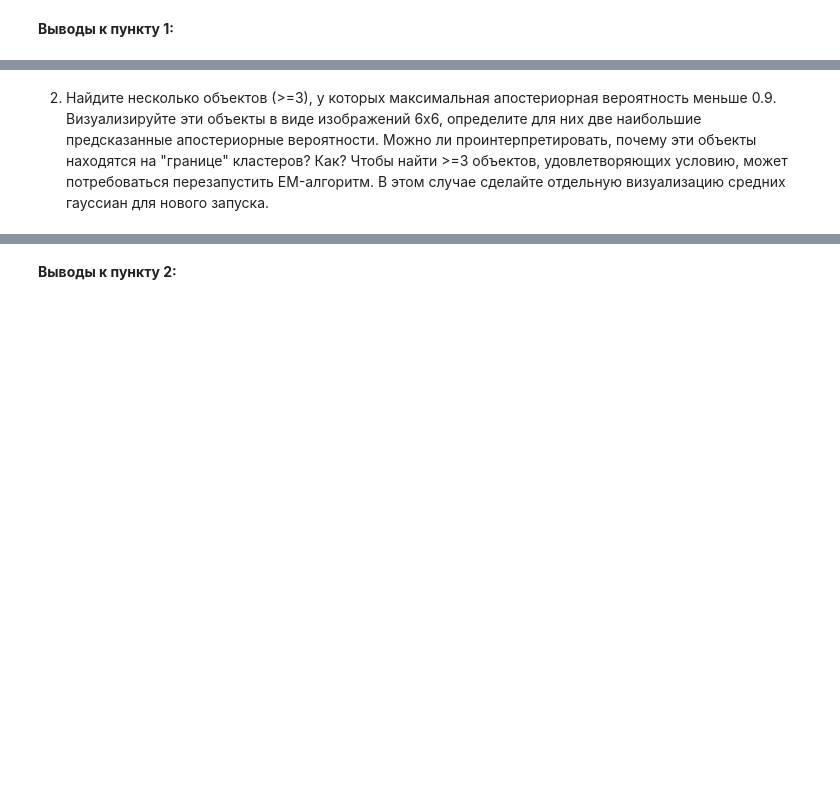
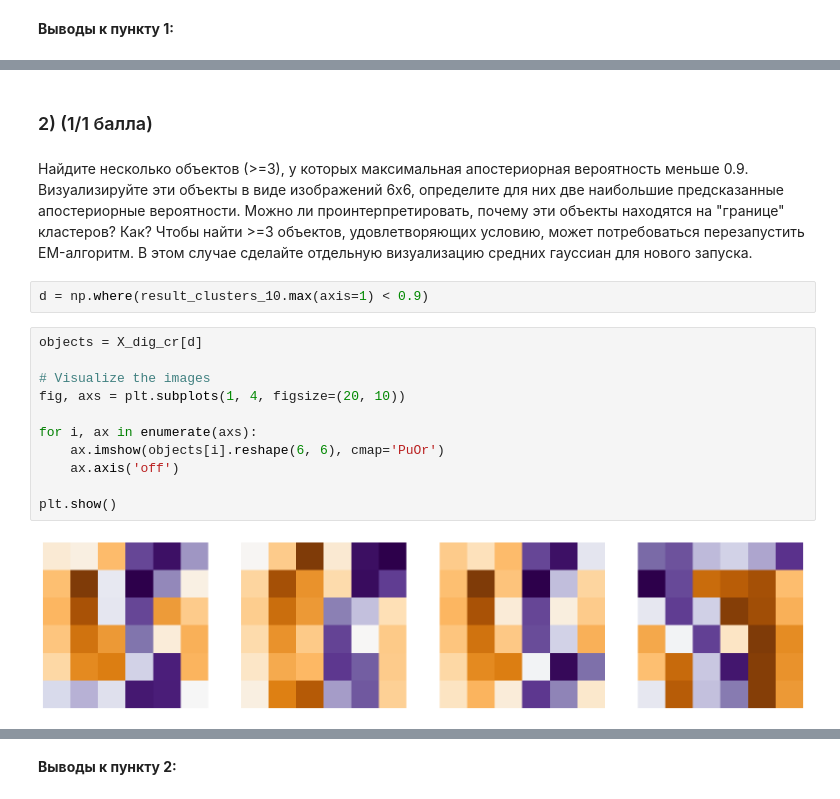
Before and after one commit to MikhailPotter/Bias-methods-in-machine-learning, a Jupyter notebook: hw1_EM (solution).ipynb, the cells around one changed output, grey strips where cells are left out. Cells and saved outputs as stored; diff of their text form; blank space fills up the shorter version.

```diff
--- a/hw1_EM (solution).ipynb
+++ b/hw1_EM (solution).ipynb
@@ -360,2 +411,19 @@ __Выводы к пункту 1:__
+# %% [markdown]
+### 2) (1/1 балла)
 # %% [markdown]
-2. Найдите несколько объектов (>=3), у которых максимальная апостериорная вероятность меньше 0.9. Визуализируйте эти объекты в виде изображений 6x6, определите для них две наибольшие предсказанные апостериорные вероятности. Можно ли проинтерпретировать, почему эти объекты находятся на "границе" кластеров? Как? Чтобы найти >=3 объектов, удовлетворяющих условию, может потребоваться перезапустить EM-алгоритм. В этом случае сделайте отдельную визуализацию средних гауссиан для нового запуска.
+ Найдите несколько объектов (>=3), у которых максимальная апостериорная вероятность меньше 0.9. Визуализируйте эти объекты в виде изображений 6x6, определите для них две наибольшие предсказанные апостериорные вероятности. Можно ли проинтерпретировать, почему эти объекты находятся на "границе" кластеров? Как? Чтобы найти >=3 объектов, удовлетворяющих условию, может потребоваться перезапустить EM-алгоритм. В этом случае сделайте отдельную визуализацию средних гауссиан для нового запуска.
+# %%
+d = np.where(result_clusters_10.max(axis=1) < 0.9)
+# %%
+objects = X_dig_cr[d]
+
+# Visualize the images
+fig, axs = plt.subplots(1, 4, figsize=(20, 10))
+
+for i, ax in enumerate(axs):
+    ax.imshow(objects[i].reshape(6, 6), cmap='PuOr')
+    ax.axis('off')
+
+plt.show()
+# %% [output]
+[figure, added]
```
Also changed, not shown: parts of 10 cells of this notebook.
